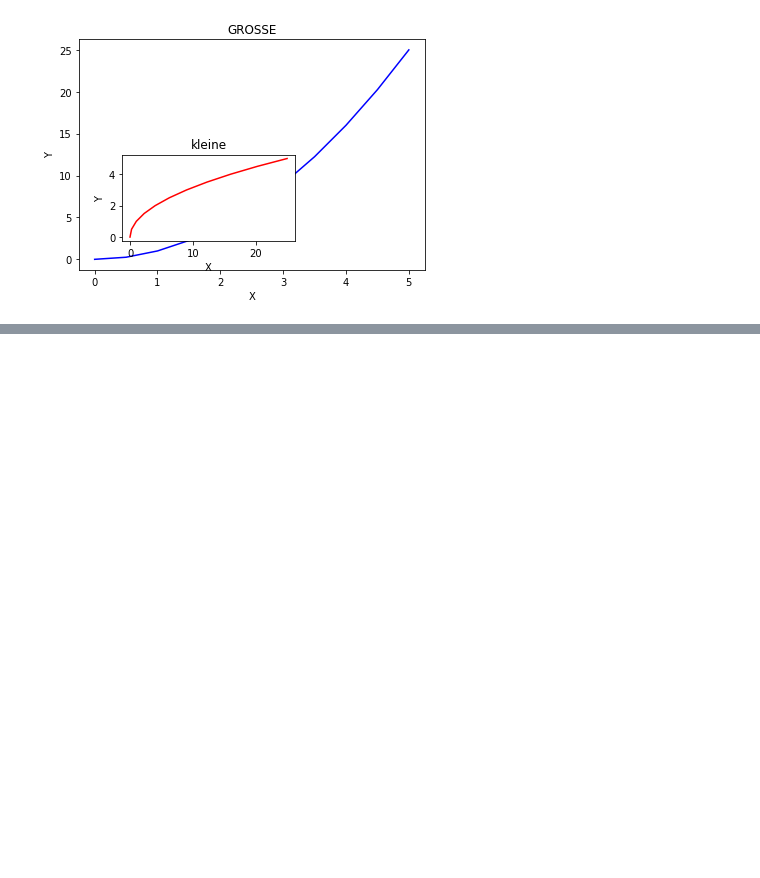
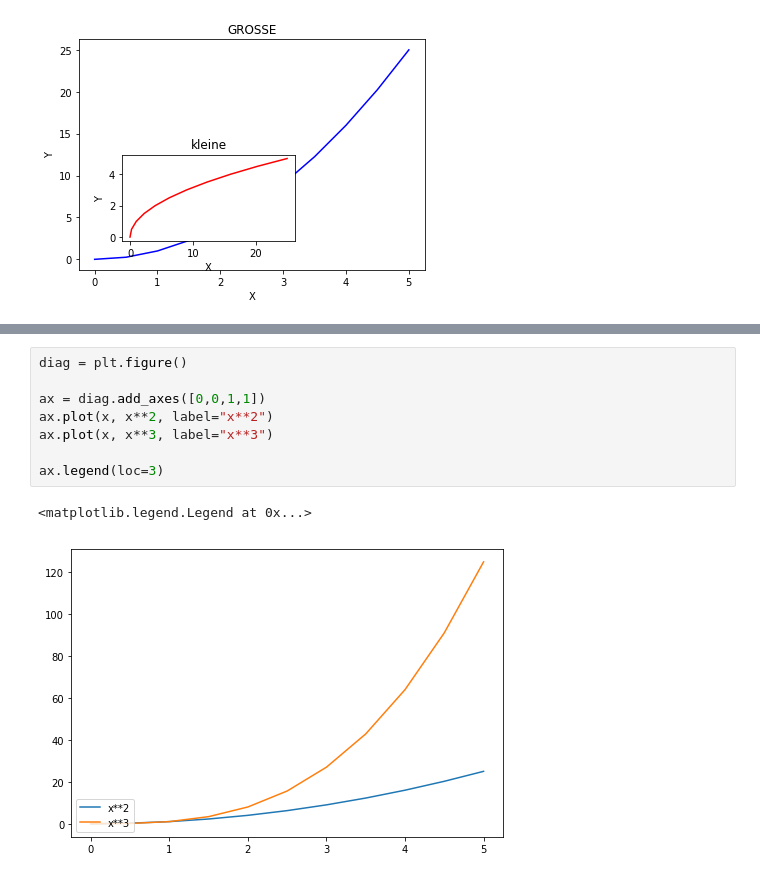
Before and after one commit to MordockDun/Udemy-Python-for-DataScience, a Jupyter notebook: Matplotlib.ipynb, the cells around one changed output, grey strips where cells are left out. Saved outputs shown, nothing was run; the diff lists cells and outputs as text; blank space fills up the shorter version.

```diff
--- a/Matplotlib.ipynb
+++ b/Matplotlib.ipynb
@@ -64,0 +108,11 @@ Text(0.5,1,'kleine')
+# %%
+diag = plt.figure()
+
+ax = diag.add_axes([0,0,1,1])
+ax.plot(x, x**2, label="x**2")
+ax.plot(x, x**3, label="x**3")
+
+ax.legend(loc=3)
+# %% [output]
+<matplotlib.legend.Legend at 0x...>
+[figure, added]
```
Also changed, not shown: parts of 6 cells of this notebook, 1 other file.
